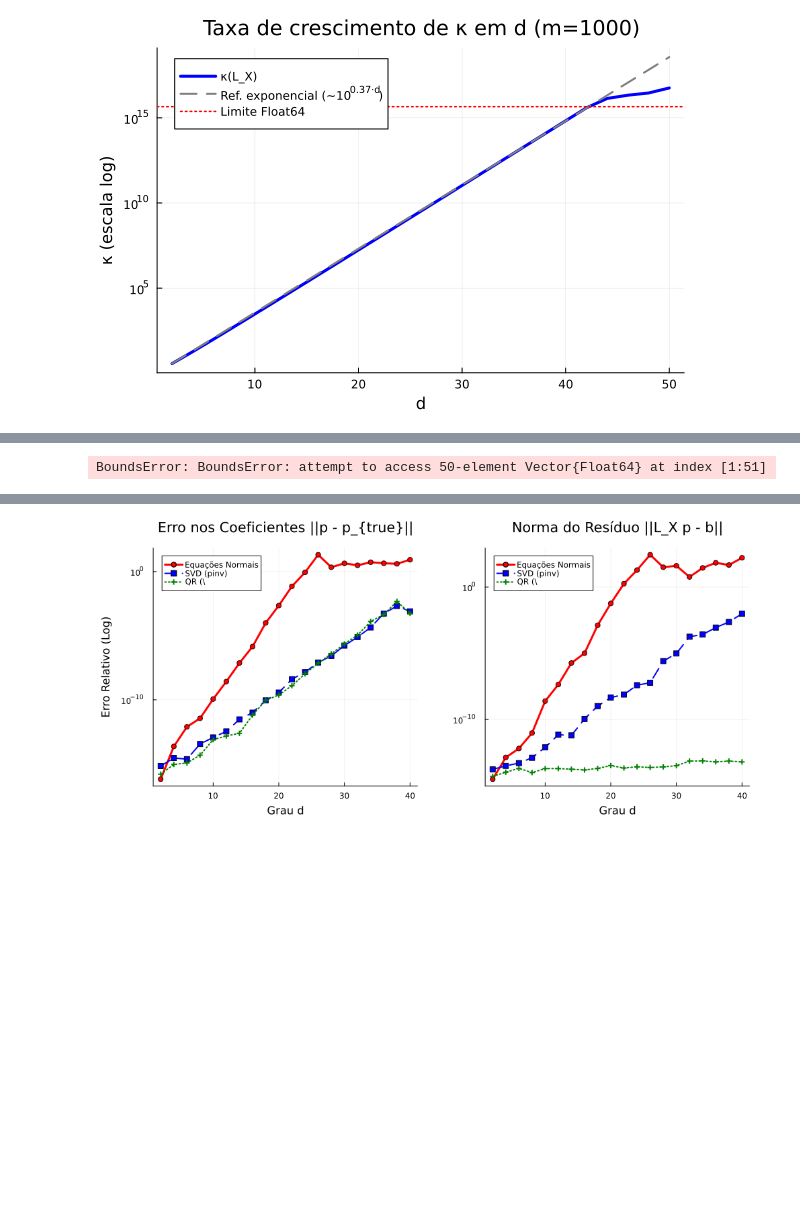
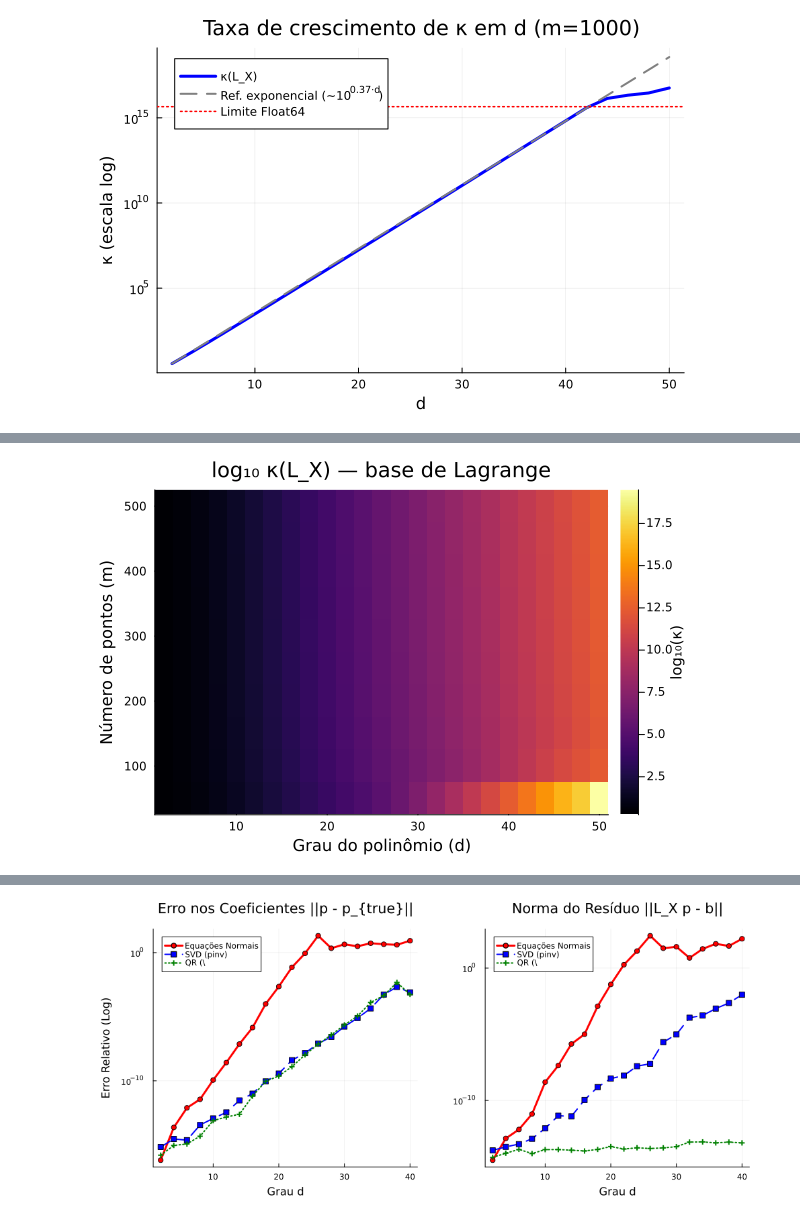
Before and after one commit to Jose-Pedro-Dresch/aln_pjt3_polinomios, a Jupyter notebook: Projeto3_julia (1).ipynb, the cells around one changed output, grey strips where cells are left out. Saved outputs shown, nothing was run; the diff lists cells and outputs as text; code cells hidden in the pictures; blank space fills up the shorter version.

```diff
--- a/Projeto3_julia (1).ipynb
+++ b/Projeto3_julia (1).ipynb
@@ -549,29 +553,29 @@ Caso $m > d+1$: O condicionamento será superior a 1, mas ele fica estabilizado
 # %%
 # ── Q2d/e: heatmap κ(L_X) — base de Lagrange ────── #
 # Nós: sempre d+1 pontos igualmente espaçados em [-1,1]
 # Avaliação: m pontos igualmente espaçados em [-1,1]
 
 d_range = 2:2:50
 m_range = 50:50:500
 
 kappa_lag_grid = zeros(length(m_range), length(d_range))
 
 for (i, m) in enumerate(m_range), (j, d) in enumerate(d_range)
     X     = collect(range(-1.0, 1.0, length=m))
     L     = lagrange_barycentric(X, d)
-    kappa_lag_grid[i, j] = cond(L)
+    kappa_lag_grid[i, j] = custom_cond(L, d-1)
 end
 
 heatmap(
     collect(d_range), collect(m_range), log10.(kappa_lag_grid),
     xlabel="Grau do polinômio (d)",
     ylabel="Número de pontos (m)",
     title="log₁₀ κ(L_X) — base de Lagrange",
     color=:inferno,
     colorbar_title="log₁₀(κ)"
 )
 # %% [output]
-BoundsError: BoundsError: attempt to access 50-element Vector{Float64} at index [1:51]
+[figure, added]
 # %%
 # ================= Configurações ================= #
 d_fixed = 10
```
Also changed, not shown: parts of 6 cells of this notebook.
